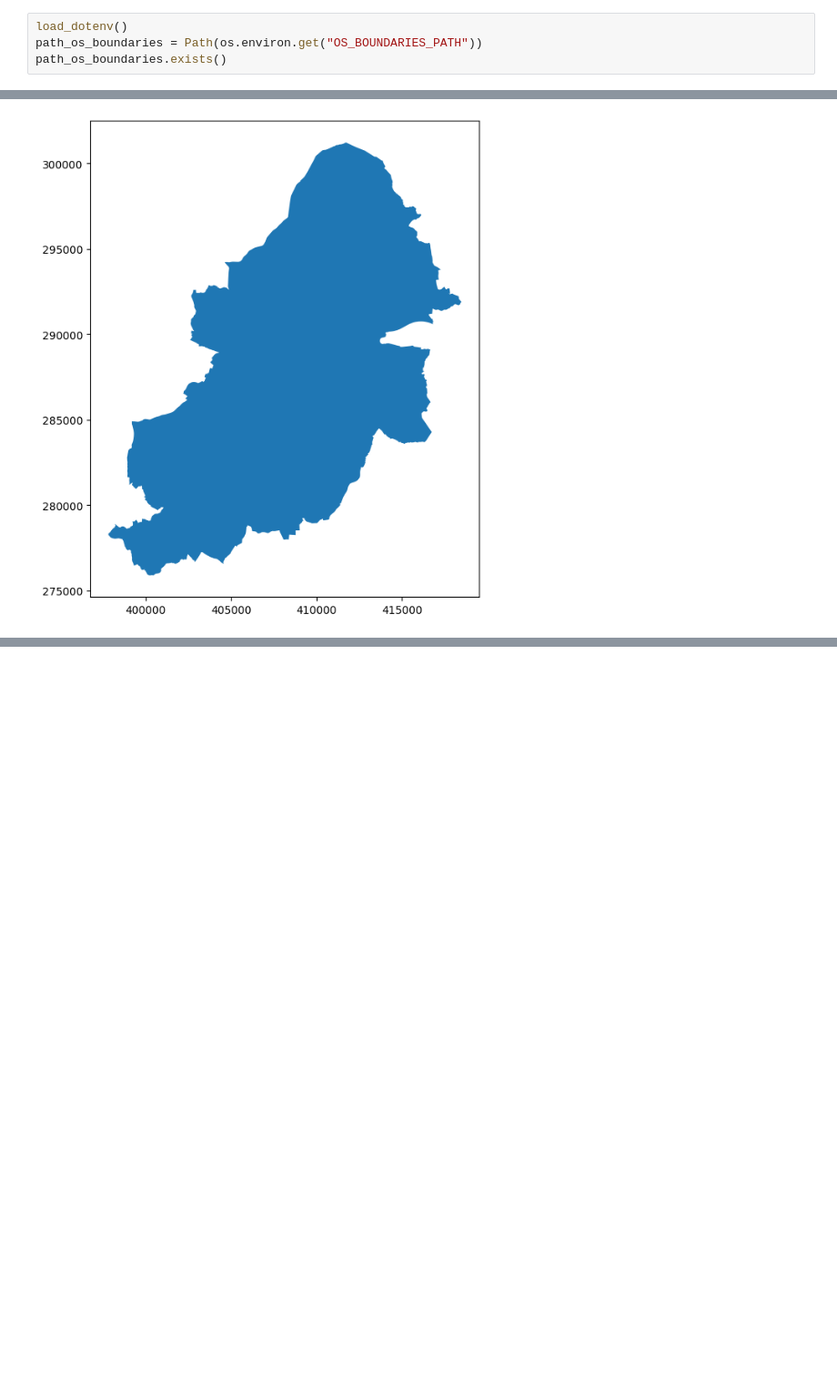
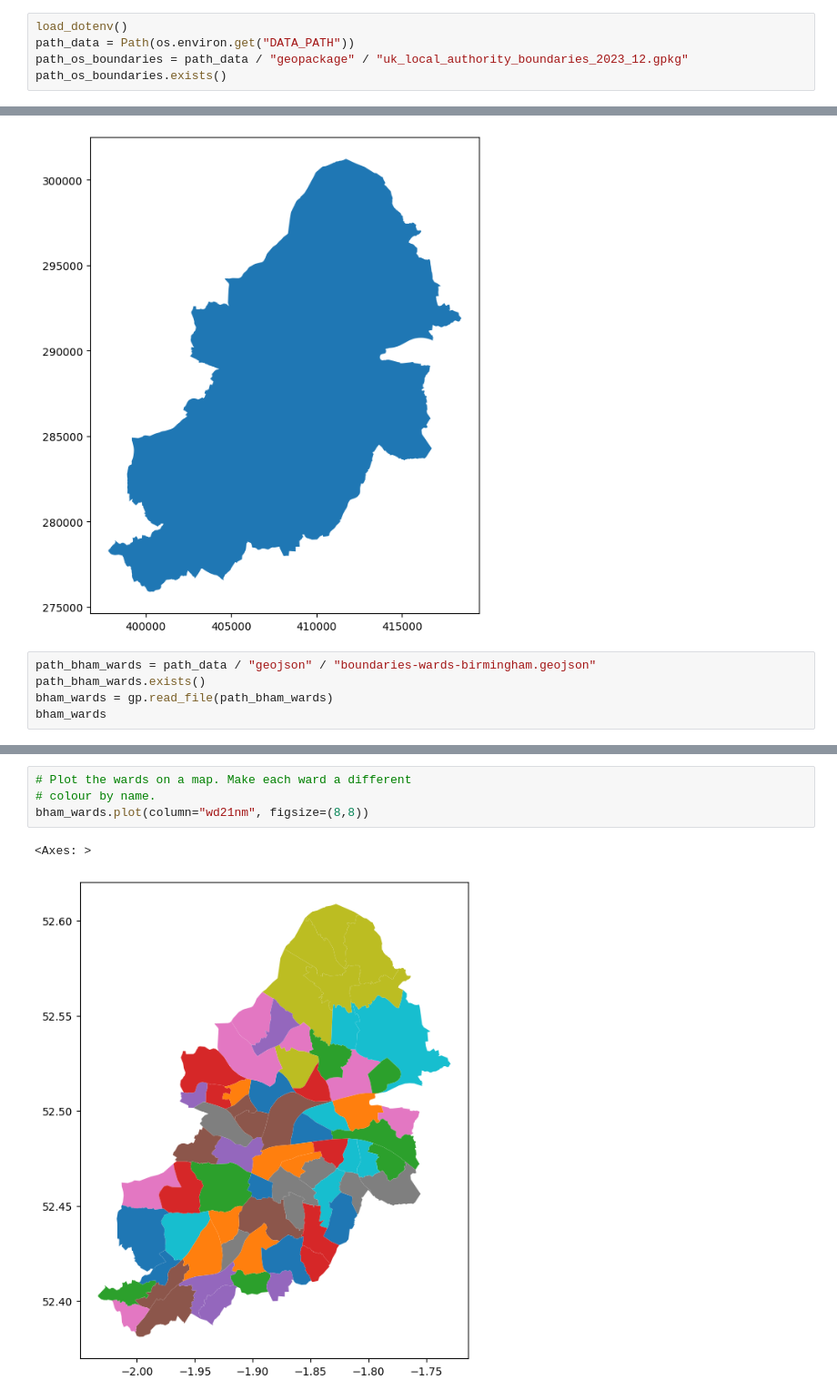
Before and after one commit to suslowim/data_analysis, a Jupyter notebook: postcodes/geopandas.ipynb, the cells around one changed output, grey strips where cells are left out. Shown: that part at 91% size. Saved outputs shown, nothing was run; the diff lists cells and outputs as text; blank space fills up the shorter version.

Commit message:
Change paths

```diff
--- a/postcodes/geopandas.ipynb
+++ b/postcodes/geopandas.ipynb
@@ -7,7 +7,8 @@ import geopandas as gp
 from matplotlib.pyplot import figure
 # %%
 load_dotenv()
-path_os_boundaries = Path(os.environ.get("OS_BOUNDARIES_PATH"))
+path_data = Path(os.environ.get("DATA_PATH"))
+path_os_boundaries = path_data / "geopackage" / "uk_local_authority_boundaries_2023_12.gpkg"
 path_os_boundaries.exists()
 # %% [output]
 True
@@ -34,3 +35,8 @@ birmingham.plot(figsize=(8, 8))
 # %% [output]
 <Axes: >
 [figure]
+# %%
+path_bham_wards = path_data / "geojson" / "boundaries-wards-birmingham.geojson"
+path_bham_wards.exists()
+bham_wards = gp.read_file(path_bham_wards)
+bham_wards
@@ -36,0 +57,7 @@ birmingham.plot(figsize=(8, 8))
+# %%
+# Plot the wards on a map. Make each ward a different
+# colour by name.
+bham_wards.plot(column="wd21nm", figsize=(8,8))
+# %% [output]
+<Axes: >
+[figure, added]
```
Also changed, not shown: parts of 2 cells of this notebook, 2 other files.
